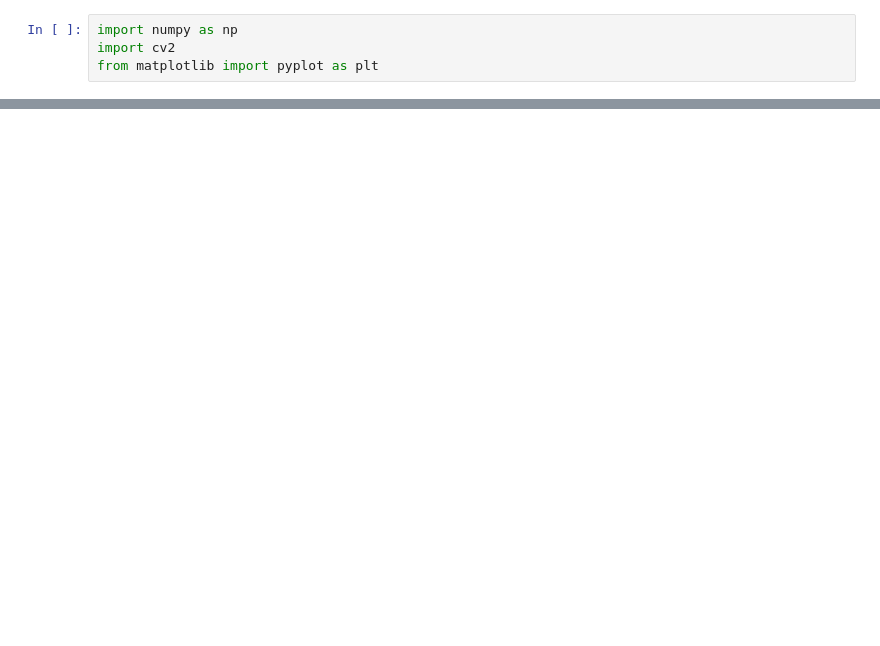
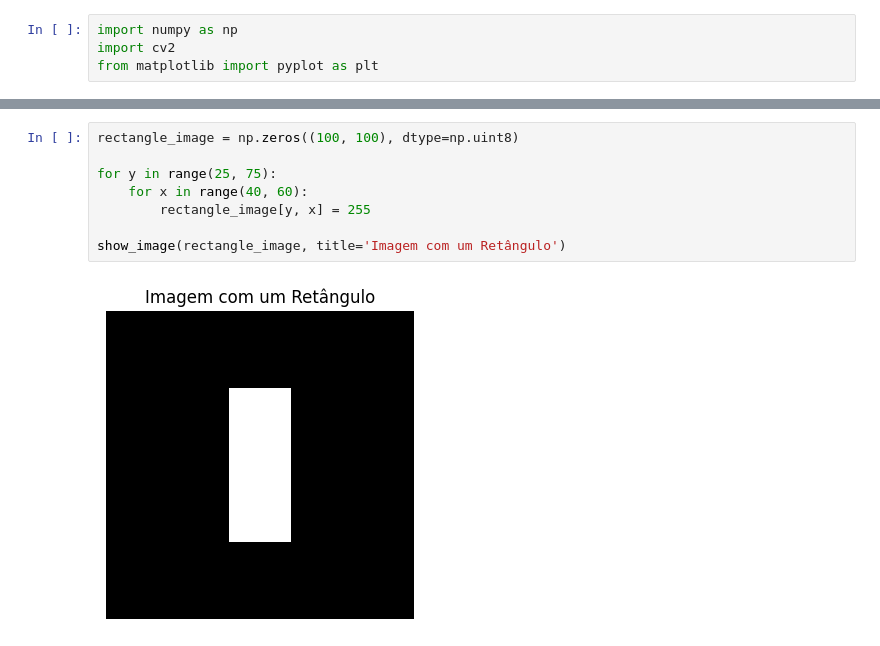
Before and after one commit to richardson-souza/topicos_contemporaneos, a Jupyter notebook: Aula 1 - Introdução às CNNs/01 - Intro CV.ipynb, the cells around one changed output, grey strips where cells are left out. Cells and saved outputs as stored; diff of their text form; blank space fills up the shorter version.

```diff
--- a/Aula 1 - Introdução às CNNs/01 - Intro CV.ipynb
+++ b/Aula 1 - Introdução às CNNs/01 - Intro CV.ipynb
@@ -224,0 +41,10 @@ plt.show()
+# %%
+rectangle_image = np.zeros((100, 100), dtype=np.uint8)
+
+for y in range(25, 75):
+    for x in range(40, 60):
+        rectangle_image[y, x] = 255
+
+show_image(rectangle_image, title='Imagem com um Retângulo')
+# %% [output]
+[figure, added]
```
Also changed, not shown: parts of 57 cells of this notebook, 8 other files.
